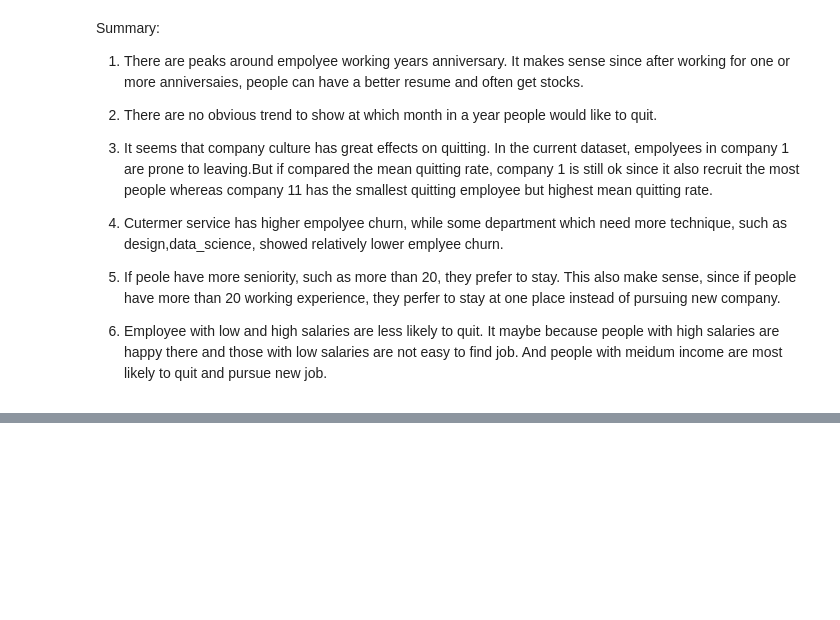
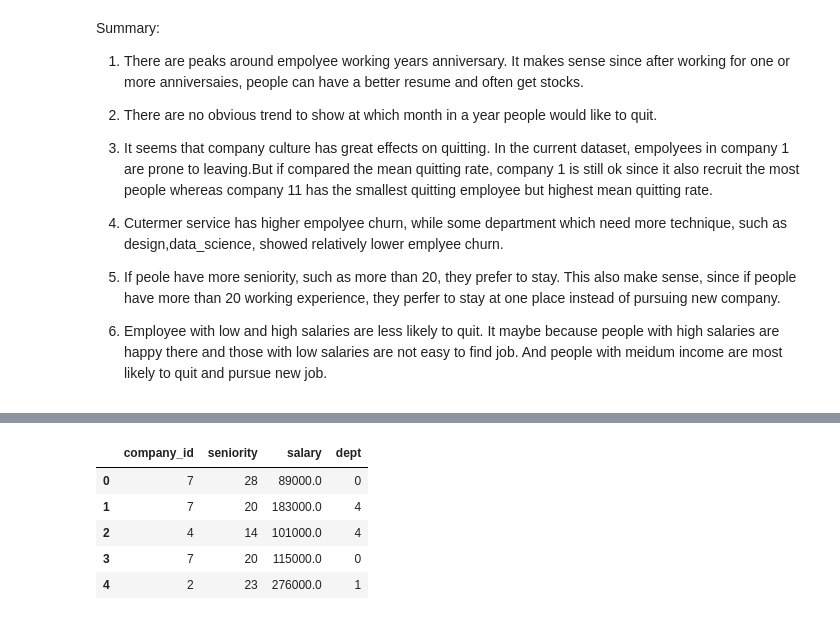
Before and after one commit to Aliciaworld/DS-TakeHomeChallenges, a Jupyter notebook: 03. Employee Retention.ipynb, the cells around one changed output, grey strips where cells are left out. Drawn from its saved outputs; the diff is of its cells as text; code cells hidden in the pictures; blank space fills up the shorter version.

```diff
--- a/03. Employee Retention.ipynb
+++ b/03. Employee Retention.ipynb
@@ -211,0 +258,13 @@ Summary:
+# %%
+from sklearn.preprocessing import LabelEncoder
+le = LabelEncoder()
+x_train = subset[['company_id','seniority','salary']]
+x_train['dept'] = le.fit_transform(subset['dept'])
+y_train=subset['quit<=13m']
+# %% [output]
+|  | company_id | seniority | salary | dept |
+| 0 | 7 | 28 | 89000.0 | 0 |
+| 1 | 7 | 20 | 183000.0 | 4 |
+| 2 | 4 | 14 | 101000.0 | 4 |
+| 3 | 7 | 20 | 115000.0 | 0 |
+| 4 | 2 | 23 | 276000.0 | 1 |
```
Also changed, not shown: parts of 12 cells of this notebook.
